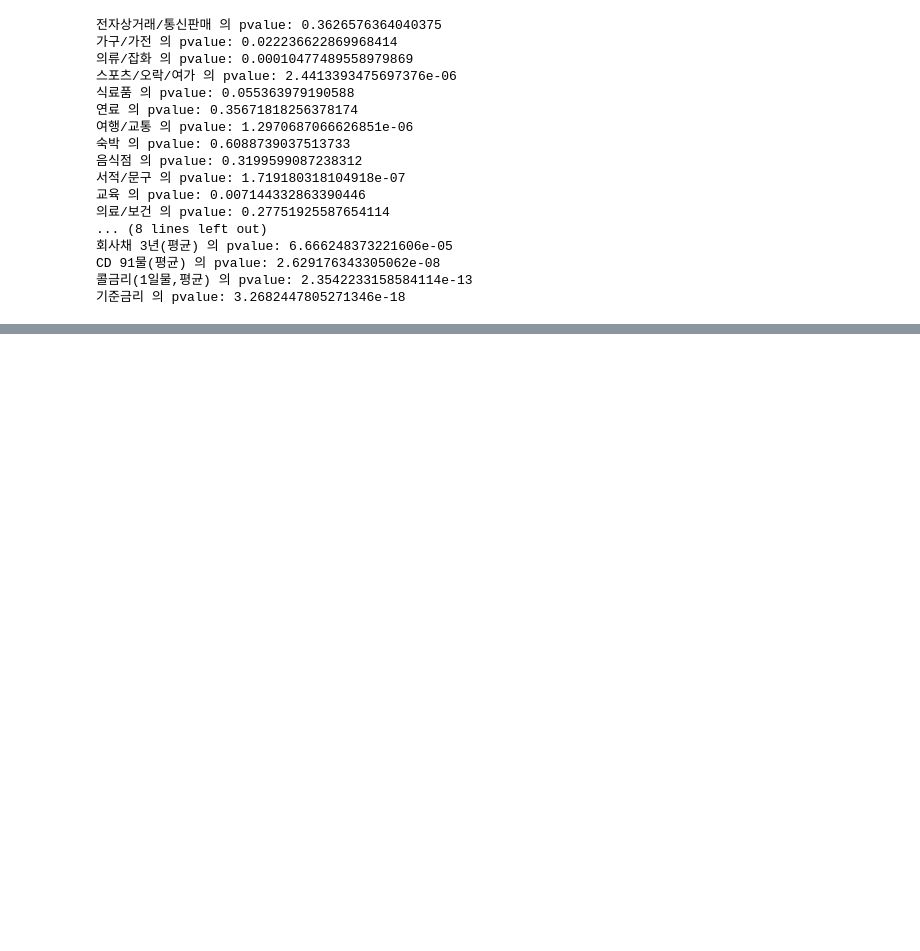
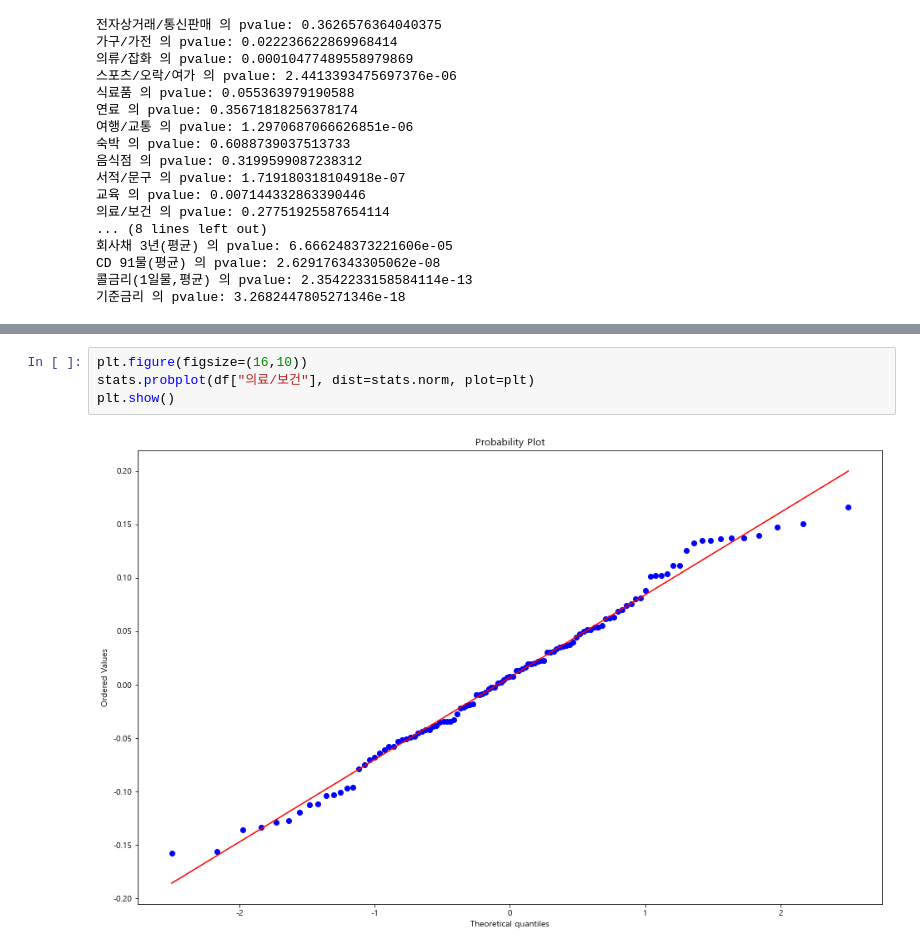
Before and after one commit to jkim0313/project1_dajopay, a Jupyter notebook: indexes.ipynb, the cells around one changed output, grey strips where cells are left out. Drawn from its saved outputs; the diff is of its cells as text; blank space fills up the shorter version.

```diff
--- a/indexes.ipynb
+++ b/indexes.ipynb
@@ -333,0 +335,6 @@ sns.distplot(df["의류/잡화"])
+# %%
+plt.figure(figsize=(16,10))
+stats.probplot(df["의료/보건"], dist=stats.norm, plot=plt)
+plt.show()
+# %% [output]
+[figure, added]
```
Also changed, not shown: parts of 3 cells of this notebook.
